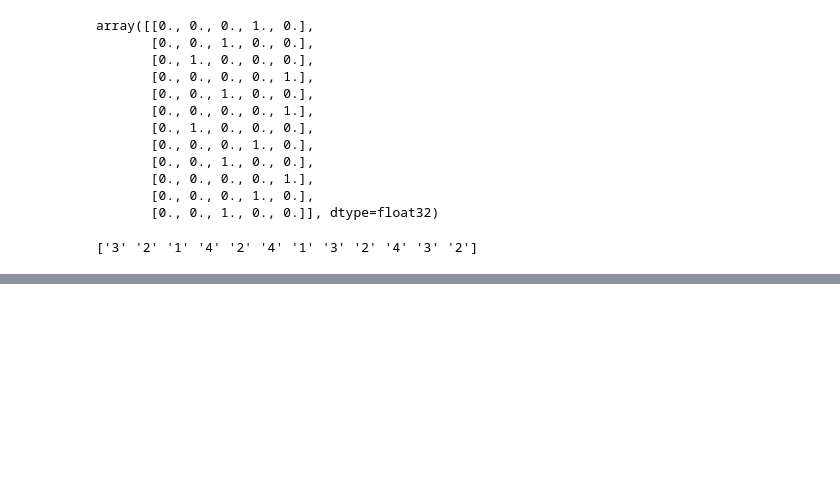
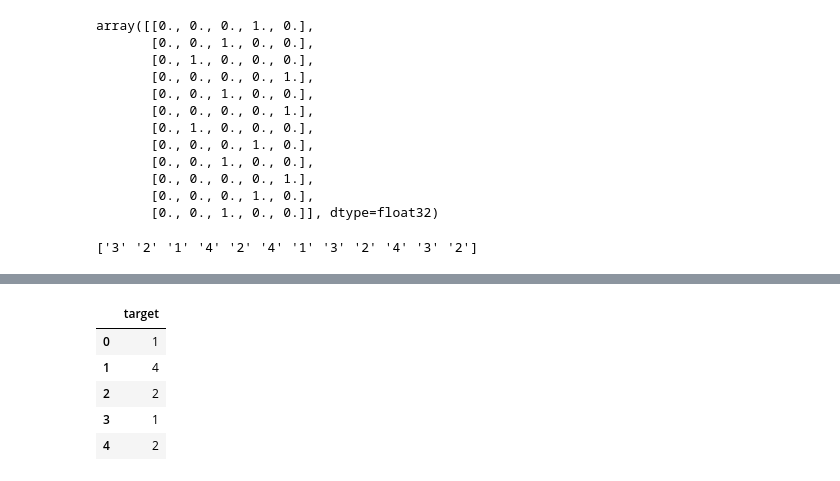
Before and after one commit to shamilnabiyev/automl-time-series, a Jupyter notebook: notebooks/sktime.ipynb, the cells around one changed output, grey strips where cells are left out. Cells and saved outputs as stored; diff of their text form; code cells hidden in the pictures; blank space fills up the shorter version.

```diff
--- a/notebooks/sktime.ipynb
+++ b/notebooks/sktime.ipynb
@@ -573,0 +623,10 @@ print(y_test)
+# %%
+df_target = pd.DataFrame(y, columns=["target"])
+df_target.head()
+# %% [output]
+|  | target |
+| 0 | 1 |
+| 1 | 4 |
+| 2 | 2 |
+| 3 | 1 |
+| 4 | 2 |
```
Also changed, not shown: parts of 11 cells of this notebook.
